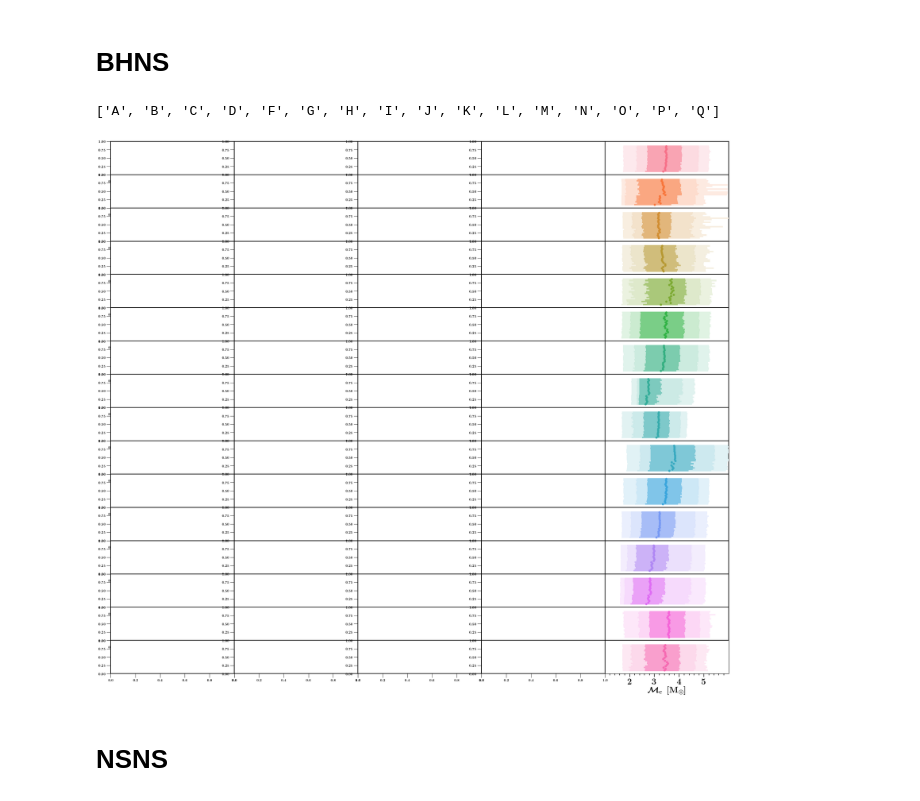
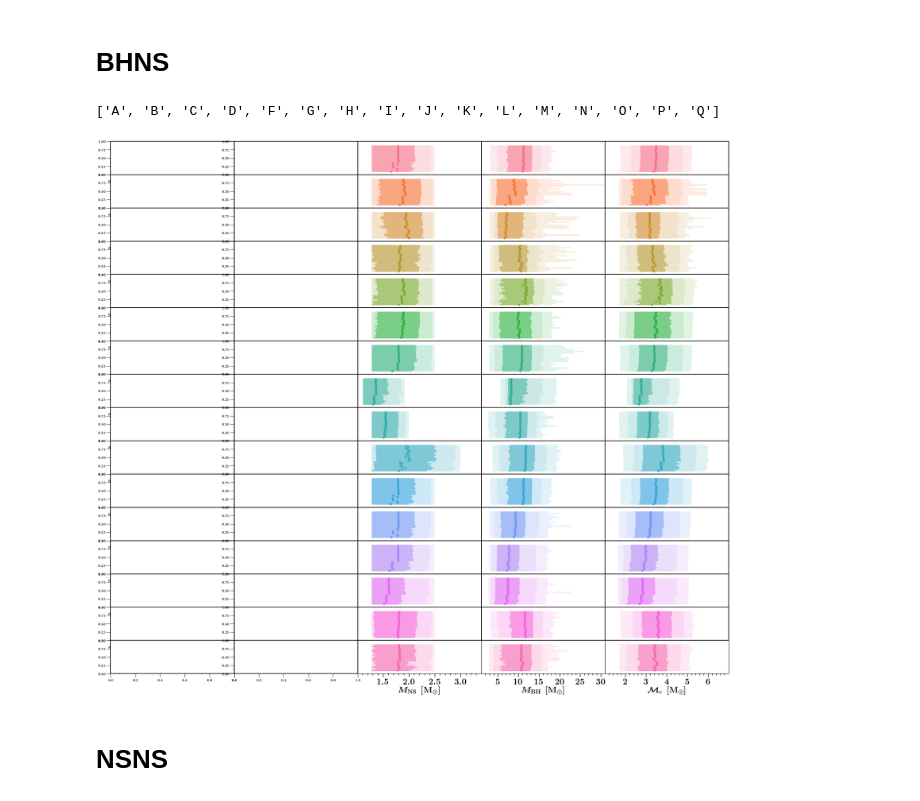
Before and after one commit to FloorBroekgaarden/Double-Compact-Object-Mergers, a Jupyter notebook: plottingCode/Fig_4_and_Fig_5_and_Fig_6/make_figure_4_5_and_6-Only_Masses.ipynb, the cells around one changed output. Saved outputs shown, nothing was run; the diff lists cells and outputs as text; code cells hidden in the pictures.

Commit message:
updated figures

```diff
--- a/plottingCode/Fig_4_and_Fig_5_and_Fig_6/make_figure_4_5_and_6-Only_Masses.ipynb
+++ b/plottingCode/Fig_4_and_Fig_5_and_Fig_6/make_figure_4_5_and_6-Only_Masses.ipynb
@@ -682,36 +682,60 @@ if 'E' in BPSnameslist:
 print(BPSnameslist)
 
 
 
 whichWeight='det'
 
 
 
+
+
+
+xlabelname = r' ${M}_{\rm{NS}}$ $ \,  [\rm{M}_{\odot}]$'
+xparam='Mass2'
+axe_ind = 2
+mass_distribution_plot(axe=ax, axe_ind=axe_ind, xparam=xparam,  BPSmodelNames=BPSnameslist,\
+        MSSFRmodelNames=MSSFRnameslist, DCOtype=TYPE, xvarrange=[1, 3],  labelname=xlabelname, \
+                              xlim=[1.01,3.3999], ylim=[-0.5, 0.5],  whichWeight=whichWeight,  path_dir=path_dir, quantiles=True)
+layoutAxesNoYlabel(ax=ax[15,axe_ind], nameX=xlabelname, nameY=None)
+
+
+
+xlabelname = r' ${M}_{\rm{BH}}$ $ \,  [\rm{M}_{\odot}]$'
+xparam='Mass1'
+mass_distribution_plot(axe=ax, axe_ind=3, xparam=xparam,  BPSmodelNames=BPSnameslist,\
+        MSSFRmodelNames=MSSFRnameslist, DCOtype=TYPE, xvarrange=[1, 31],  labelname=xlabelname, \
+                              xlim=[1.01,30.99999], ylim=[-0.5, 0.5],  whichWeight=whichWeight,  path_dir=path_dir, quantiles=True)
+layoutAxesNoYlabel(ax=ax[15,3], nameX=xlabelname, nameY=None)
+
+
+
+
+
 xlabelname = r' $\mathcal{M}_{\rm{c}}$ $ \,  [\rm{M}_{\odot}]$'
 xparam='ChirpMass'
 mass_distribution_plot(axe=ax, axe_ind=4, xparam=xparam,  BPSmodelNames=BPSnameslist,\
         MSSFRmodelNames=MSSFRnameslist, DCOtype=TYPE, xvarrange=[1, 7],  labelname=xlabelname, \
-                              xlim=[1.01,5.999], ylim=[-0.5, 0.5],  whichWeight=whichWeight,  path_dir=path_dir, quantiles=True)
+                              xlim=[1.01,6.999], ylim=[-0.5, 0.5],  whichWeight=whichWeight,  path_dir=path_dir, quantiles=True)
+layoutAxesNoYlabel(ax=ax[15,4], nameX=xlabelname, nameY=None)
 
-layoutAxesNoYlabel(ax=ax[15,4], nameX=xlabelname, nameY=None)
 
 
 
 
 
 plt.tight_layout()
 plt.subplots_adjust(wspace=0, hspace=0)
 plt.savefig('./KDEplot_masses' + whichWeight +'_'  + TYPE+ '.png', transparent=False)
 plt.show()
 plt.close()
 
 
 
 
 # ChirpMass Mass1, Mass2 tc, log10(tc)TotMass, q, metallicitySystems,log10metallicitySystems, tdelay, log10(tdelay)
 # %% [output]
 ['A', 'B', 'C', 'D', 'F', 'G', 'H', 'I', 'J', 'K', 'L', 'M', 'N', 'O', 'P', 'Q']
-[figure, old version]
+[figure, new version]
 # %%
 
 # add location of the COMPAS hdf5 files:
```
Also changed, not shown: 1 other file.
